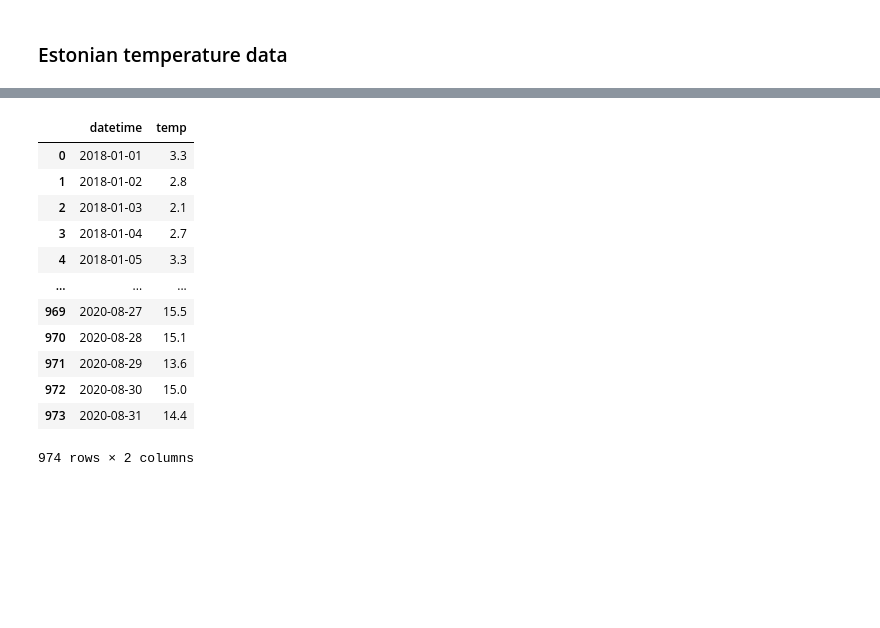
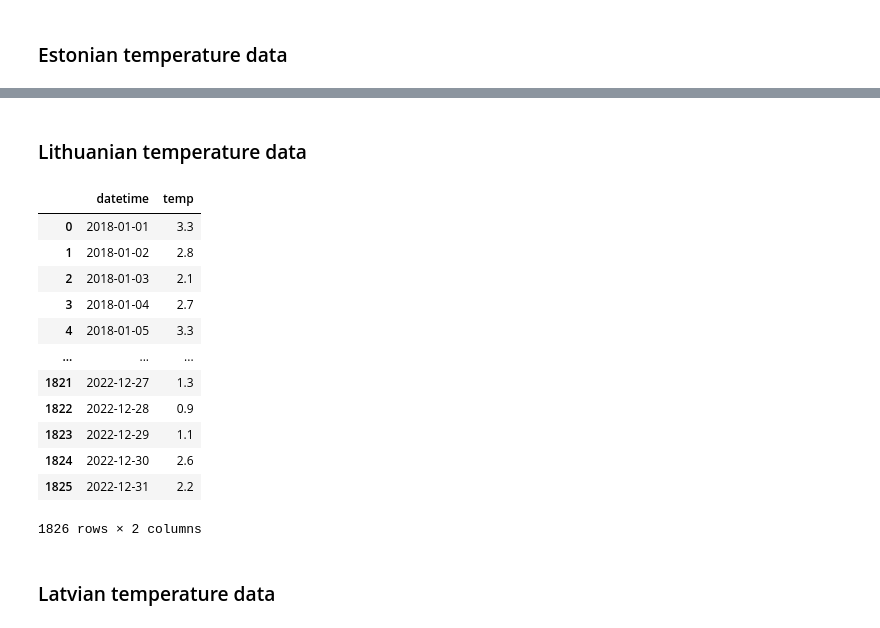
Before and after one commit to ArturKreegipuu/covid19-impact-on-energy-consumption-in-Baltics, a Jupyter notebook: Data preprocessing.ipynb, the cells around one changed output, grey strips where cells are left out. Cells and saved outputs as stored; diff of their text form; code cells hidden in the pictures; blank space fills up the shorter version.

Commit message:
data preprocessing for temperature data and energy cunsumption

```diff
--- a/Data preprocessing.ipynb
+++ b/Data preprocessing.ipynb
@@ -360,7 +543,8 @@ gdp_lt_df.to_csv('df_gdp_lt.csv', index=False)
 # %%
 temp_et_df = pd.read_csv("Tallinn-Harku weather.csv", encoding='latin-1')
 temp_lv_df = pd.read_csv("Latvia weather.csv", sep=";")
-temp_lt_df = pd.read_csv("Vilnius,Lithuania 2018-01-01 to 2020-08-31.csv")
+temp_lt_df_1 = pd.read_csv("Vilnius,Lithuania 2018-01-01 to 2020-08-31.csv")
+temp_lt_df_2 = pd.read_csv("Vilnius,Lithuania 2020-09-01 to 2022-12-31.csv")
 # %% [markdown]
 ### Estonian temperature data
 # %%
@@ -405,16 +611,20 @@ temp_et_df
+# %% [markdown]
+### Lithuanian temperature data
 # %%
+# Concatenate lithuanian temperature dataframes
+temp_lt_df = pd.concat([temp_lt_df_1, temp_lt_df_2], ignore_index=True)
 temp_lt_df
 # %% [output]
 |  | datetime | temp |
 | 0 | 2018-01-01 | 3.3 |
 | 1 | 2018-01-02 | 2.8 |
 | 2 | 2018-01-03 | 2.1 |
 | 3 | 2018-01-04 | 2.7 |
 | 4 | 2018-01-05 | 3.3 |
 | ... | ... | ... |
-| 969 | 2020-08-27 | 15.5 |
-| 970 | 2020-08-28 | 15.1 |
-| 971 | 2020-08-29 | 13.6 |
-| 972 | 2020-08-30 | 15.0 |
-| 973 | 2020-08-31 | 14.4 |
+| 1821 | 2022-12-27 | 1.3 |
+| 1822 | 2022-12-28 | 0.9 |
+| 1823 | 2022-12-29 | 1.1 |
+| 1824 | 2022-12-30 | 2.6 |
+| 1825 | 2022-12-31 | 2.2 |
-974 rows × 2 columns
+1826 rows × 2 columns
@@ -420,0 +635,2 @@ temp_lt_df
+# %% [markdown]
+### Latvian temperature data
```
Also changed, not shown: parts of 45 cells of this notebook, 3 other files.
